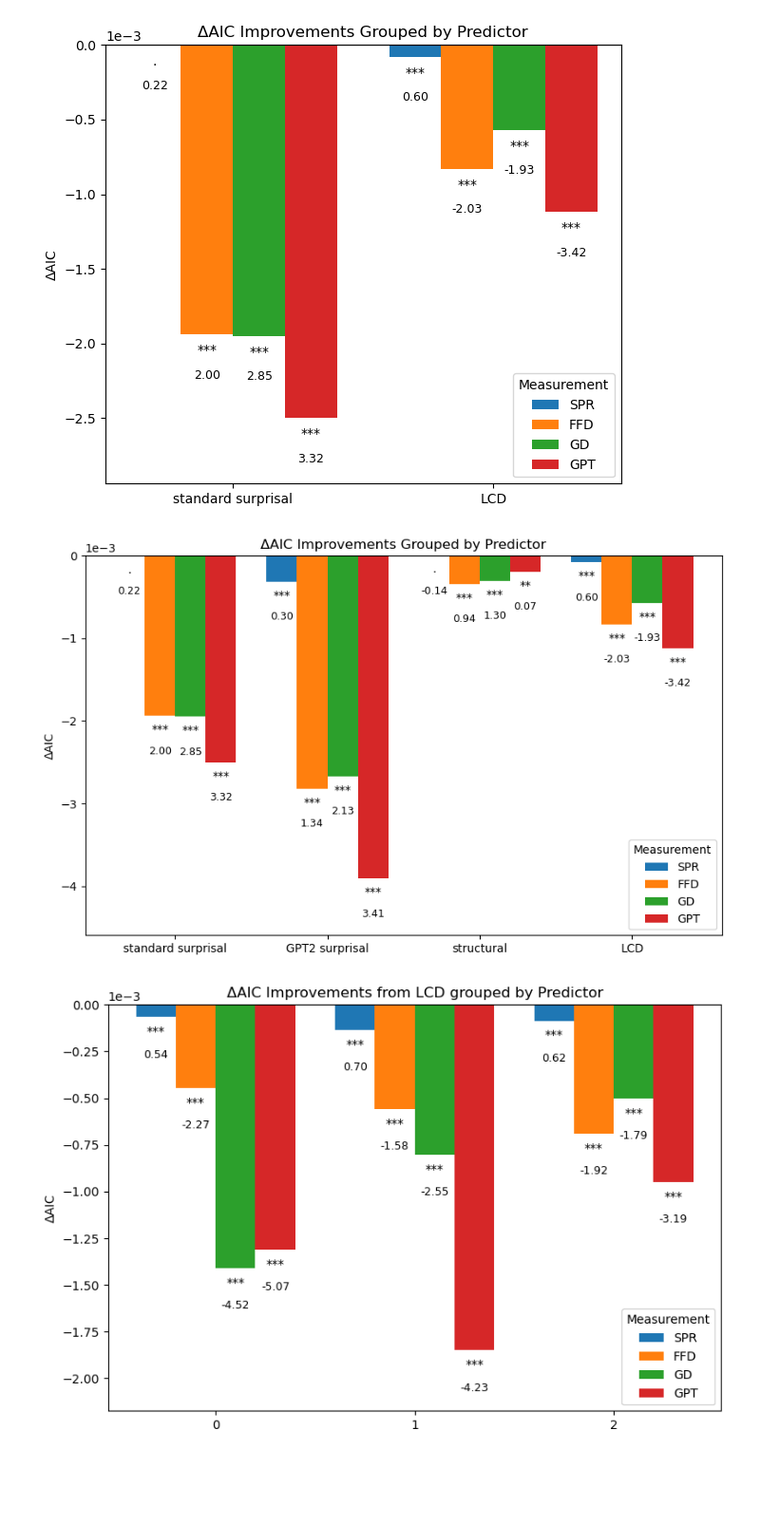
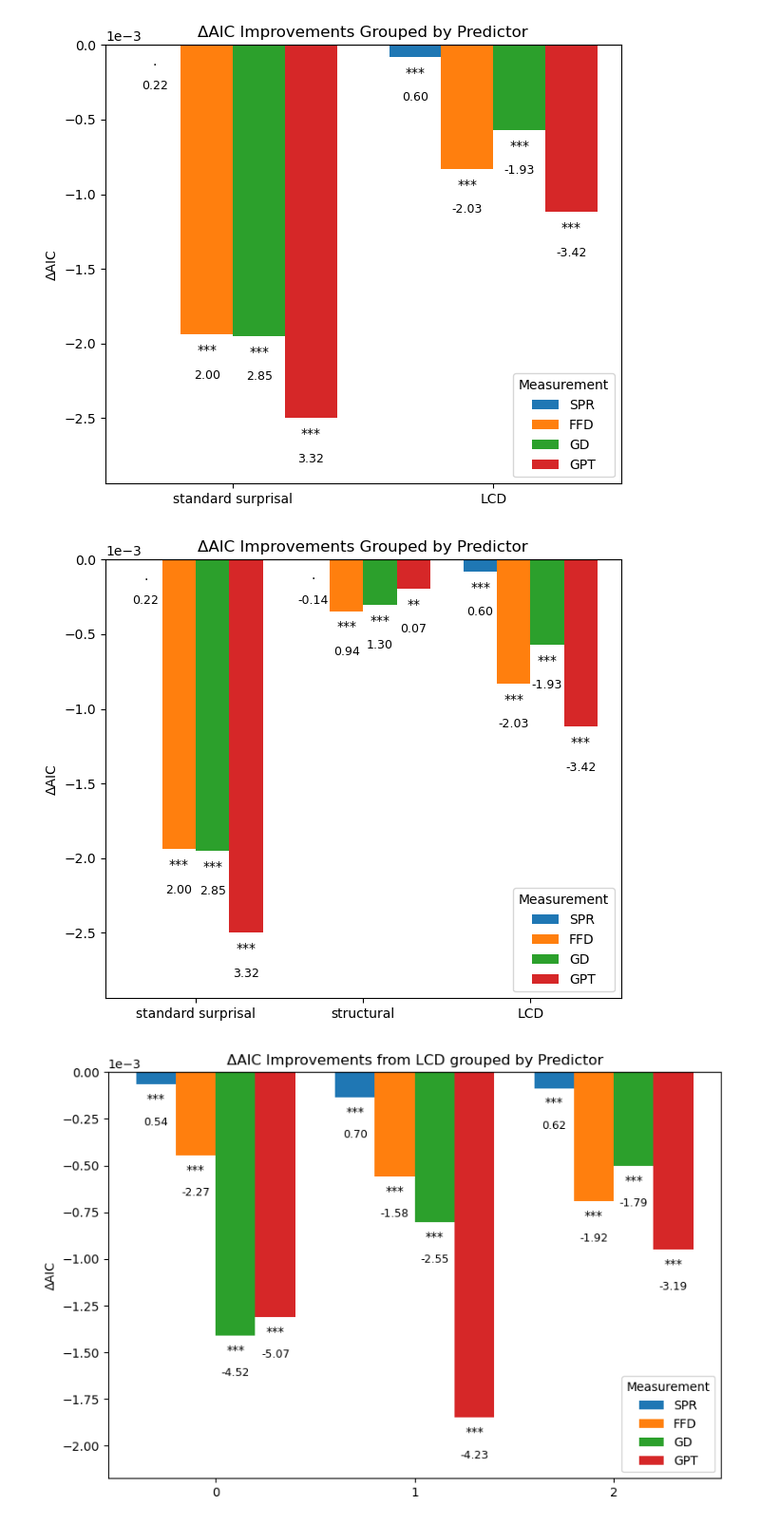
Before and after one commit to filemon11/MITransformer, a Jupyter notebook: presentationplots.ipynb, the cells around one changed output. Shown at 95% size. Cells and saved outputs as stored; diff of their text form; code cells hidden in the pictures; blank space fills up the shorter version.

Commit message:
updated plots

```diff
--- a/presentationplots.ipynb
+++ b/presentationplots.ipynb
@@ -89,30 +89,30 @@ plt.show()
 # %%
 # Example input data (with effect sizes added)
 data = {
 'Group': ['standard surprisal', 'standard surprisal', 'standard surprisal', 'standard surprisal']
-        + ["GPT2 surprisal"] * 4
+        #+ ["GPT2 surprisal"] * 4
         + ['structural', 'structural', 'structural', 'structural',
             'LCD', 'LCD', 'LCD', 'LCD'],
-'Measurement': ['SPR', 'FFD', 'GD', 'GPT']*4,
+'Measurement': ['SPR', 'FFD', 'GD', 'GPT']*3,
 'DeltaAIC': [-4.10e-6, -1.94e-3, -1.95e-3, -2.50e-3,
--3.18e-4, -2.82e-3, -2.67e-3, -3.91e-3,
+#-3.18e-4, -2.82e-3, -2.67e-3, -3.91e-3,
 -2.13e-6, -3.45e-4, -3.05e-4, -1.93e-4,
 -8.09e-5, -8.33e-4, -5.71e-4, -1.12e-3],
 'Significance': ['.', '***', '***', '***',
-'***', '***', '***', '***',
+#'***', '***', '***', '***',
 '.', '***', '***', '**',
 '***', '***', '***', '***'],
 'Coefficient': [0.22, 2.00, 2.85, 3.32,
-0.30, 1.34, 2.13, 3.41,
+#0.30, 1.34, 2.13, 3.41,
 -0.14, 0.94, 1.30, 0.07,
 0.6, -2.03, -1.93, -3.42]
 }
 
-plot = get_plot(data, "ΔAIC Improvements Grouped by Predictor", figsize=(10,6))[0]
+plot = get_plot(data, "ΔAIC Improvements Grouped by Predictor", figsize=(7,6))[0]
 #plt.tight_layout()
 plt.show()
 # %% [output]
-[figure, old version]
+[figure, new version]
 # %%
 # Example input data (with effect sizes added)
 data = {
```
